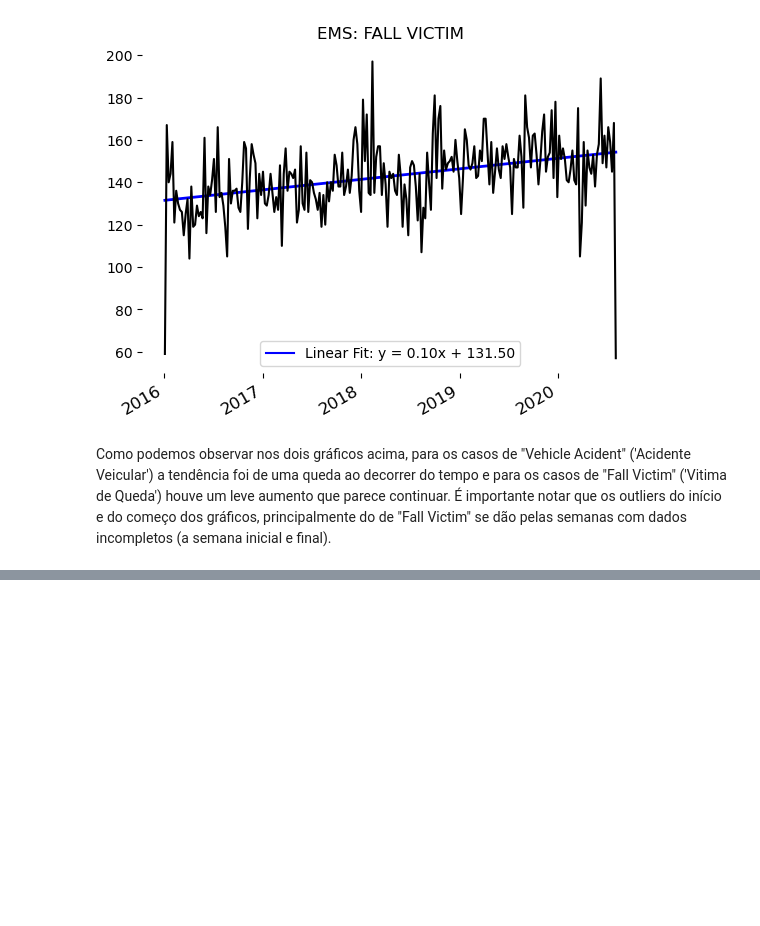
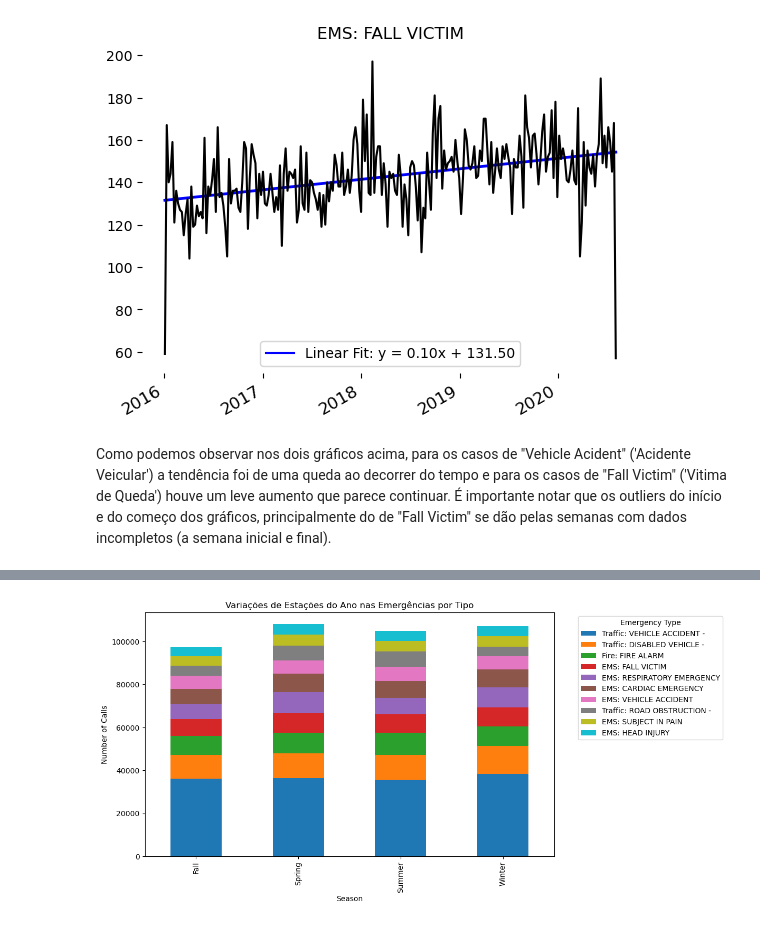
Before and after one commit to giovannerusso/data-analysis-911, a Jupyter notebook: 911 - Data Analysis.ipynb, the cells around one changed output, grey strips where cells are left out. Saved outputs shown, nothing was run; the diff lists cells and outputs as text; code cells hidden in the pictures; blank space fills up the shorter version.

```diff
--- a/911 - Data Analysis.ipynb
+++ b/911 - Data Analysis.ipynb
@@ -246,0 +300,18 @@ Como podemos observar nos dois gráficos acima, para os casos de "Vehicle Aciden
+# %%
+#Criando um dataframe com uma nova coluna, 'season', que vai indicar a estação do ano para cada linha
+ds = pd.DataFrame(df)
+# Definindo a função para mapear os meses e as estações
+def get_season(month):
+    if 3 <= month <= 5:
+        return 'Spring'
+    elif 6 <= month <= 8:
+        return 'Summer'
+    elif 9 <= month <= 11:
+        return 'Fall'
+    else:
+        return 'Winter'
+
+# Adicionando a coluna nova
+ds['season'] = ds['timeStamp'].dt.month.apply(get_season)
+
+ds.head()
@@ -246,0 +325,20 @@ Como podemos observar nos dois gráficos acima, para os casos de "Vehicle Aciden
+# %%
+
+seasonal_emergency_counts = ds.groupby(['season', 'title']).size().unstack().fillna(0)
+
+# Select the top 10 emergency types
+top_10_overall = seasonal_emergency_counts.sum().nlargest(10)
+
+# Filter the DataFrame to include only the top 10 emergency types
+seasonal_emergency_counts = seasonal_emergency_counts[top_10_overall.index]
+
+# Create a grouped bar plot
+seasonal_emergency_counts.plot(kind='bar', stacked=True, figsize=(10, 6))
+plt.xlabel('Season')
+plt.ylabel('Number of Calls')
+plt.title('Variações de Estações do Ano nas Emergências por Tipo')
+plt.legend(title='Emergency Type', bbox_to_anchor=(1.05, 1), loc='upper left')
+
+plt.show()
+# %% [output]
+[figure, added]
```
Also changed, not shown: parts of 10 cells of this notebook.
